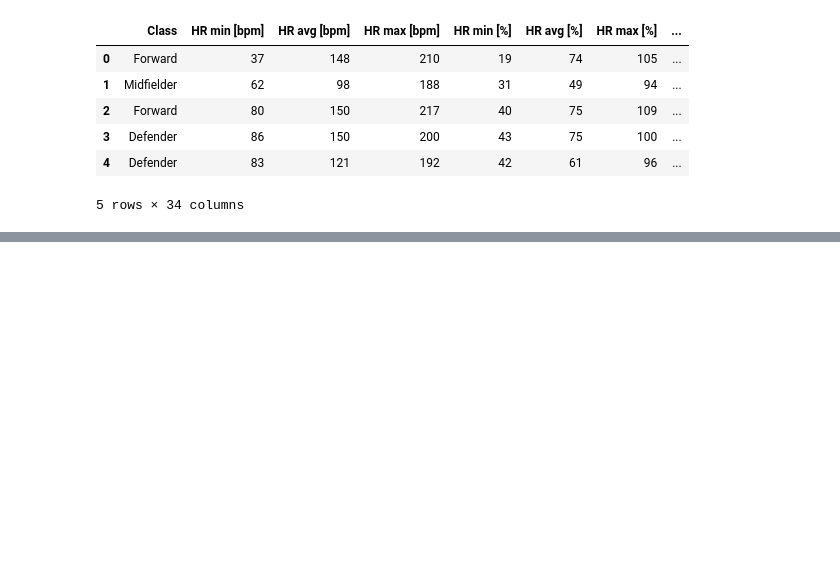
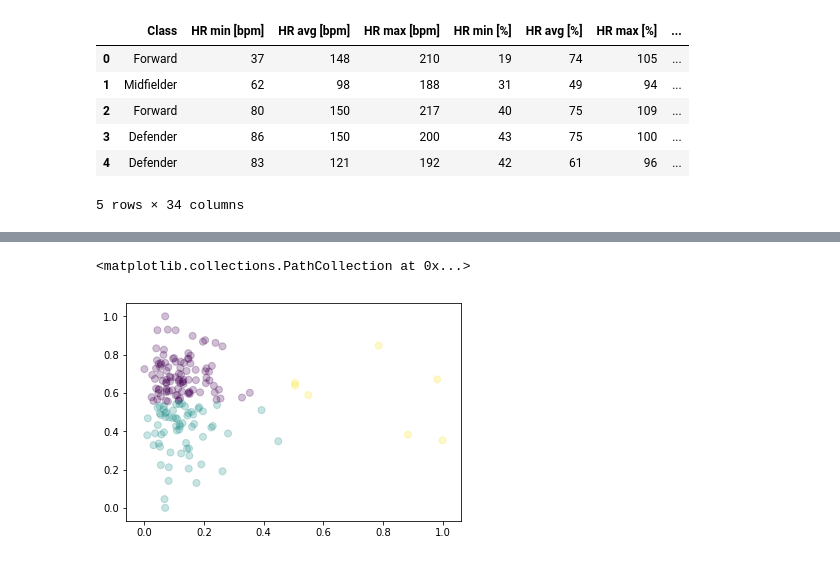
Before and after one commit to cloudmesh-community/sp19-222-92, a Jupyter notebook: project/csv_adjustment.ipynb, the cells around one changed output, grey strips where cells are left out. Drawn from its saved outputs; the diff is of its cells as text; code cells hidden in the pictures; blank space fills up the shorter version.

```diff
--- a/project/csv_adjustment.ipynb
+++ b/project/csv_adjustment.ipynb
@@ -94,0 +117,8 @@ data.head()
+# %%
+from sklearn.cluster import KMeans# import K-Means clustering
+kmeans=KMeans(n_clusters=3 );# instantiate the k-means model, with 3 clusters
+kmeans.fit( X ); # build the model # plot the results!
+plt.scatter( X[:,0],X[:,1], c=kmeans.labels_, alpha=0.25 )
+# %% [output]
+<matplotlib.collections.PathCollection at 0x...>
+[figure, added]
```
Also changed, not shown: parts of 8 cells of this notebook, 1 other file.
